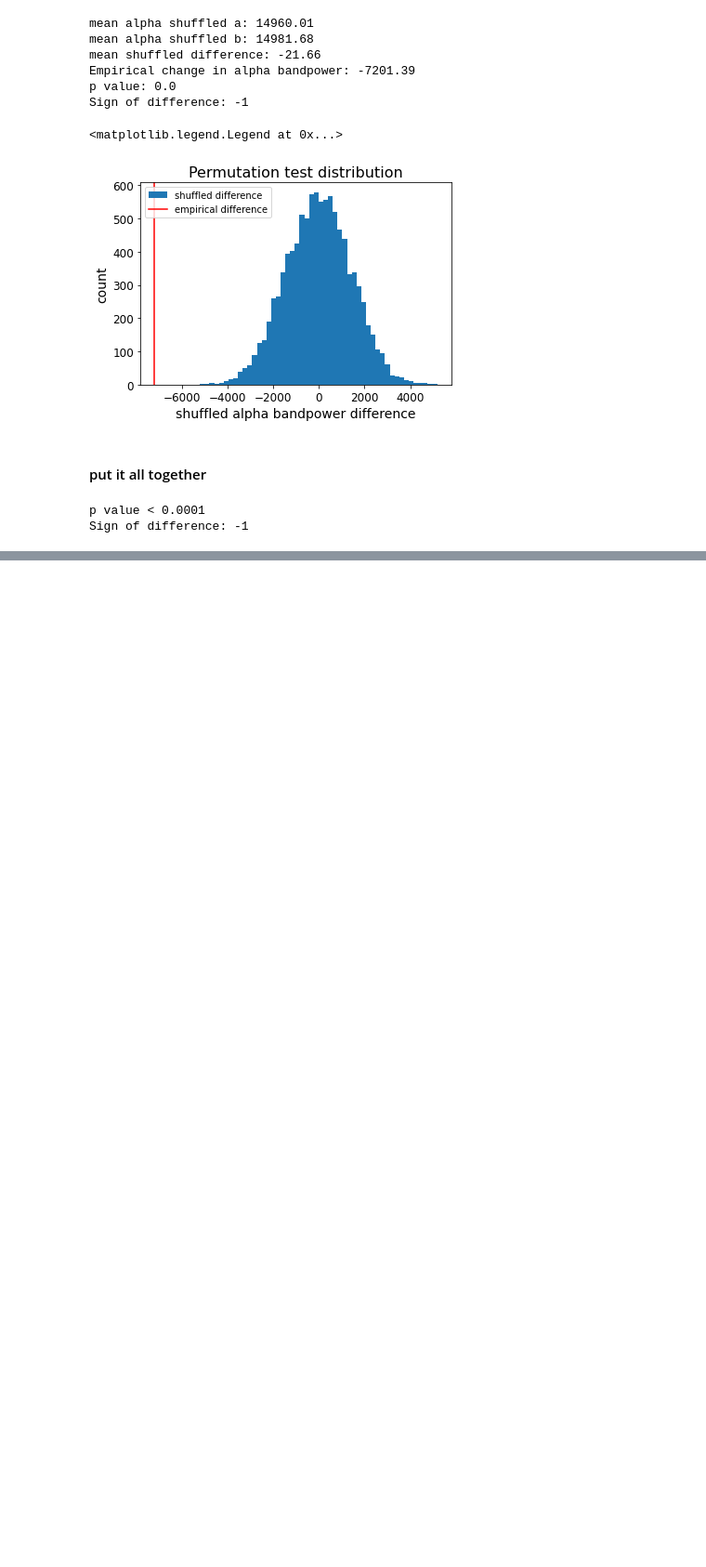
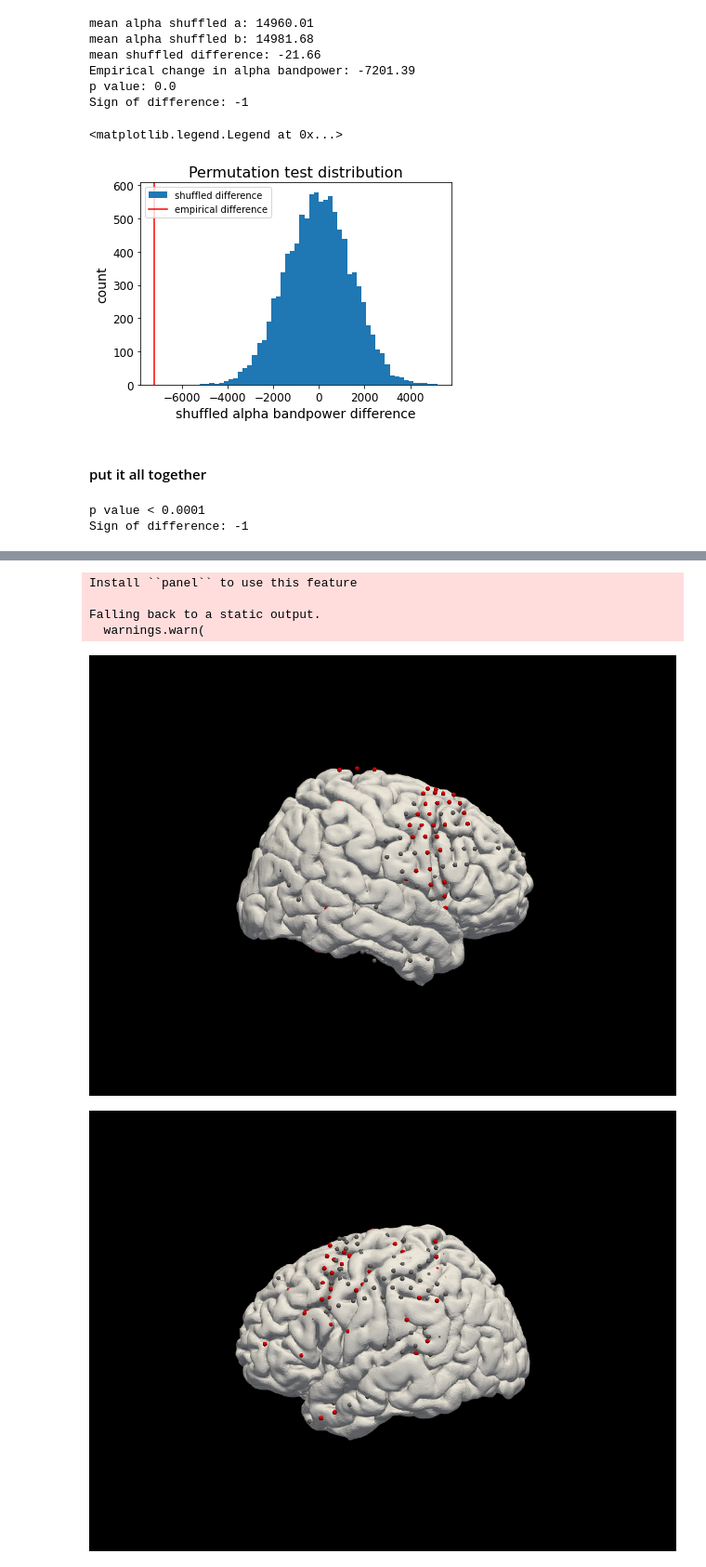
Before and after one commit to voytekresearch/oscillation_vs_exponent, a Jupyter notebook: notebooks/task_mod.ipynb, the cells around one changed output, grey strips where cells are left out. Shown at 93% size. Cells and saved outputs as stored; diff of their text form; code cells hidden in the pictures; blank space fills up the shorter version.

Commit message:
feat: add spatial plot of modulated chans

```diff
--- a/notebooks/task_mod.ipynb
+++ b/notebooks/task_mod.ipynb
@@ -370,0 +405,4 @@ Sign of difference: -1
+# %%
+# load channel info
+chan_info = pd.read_pickle(f'{PROJECT_PATH}/data/ieeg_metadata/ieeg_channel_info.pkl')
+chan_info
@@ -370,0 +423,12 @@ Sign of difference: -1
+# %%
+# add channel info to results df by merging
+
+# modfy chan df column names for merging
+df_chans = chan_info.copy()
+for ii in range(len(df_chans)):
+    df_chans.loc[ii, 'channel'] = f"chan{df_chans.loc[ii, 'chan_idx']}"
+df_chans
+
+# merge
+df = pd.merge(results, df_chans, on=['patient','channel'], how='left')
+df
@@ -370,0 +449,35 @@ Sign of difference: -1
+# %%
+# Load brain mesh data
+fname_mesh = r"C:\Users\micha\datasets\SpectraltiltvsOscillations\Scripts\additional scripts\surface_pial_both.mat"
+data_mesh = loadmat(fname_mesh)
+pos = data_mesh['mesh']['pos'][0][0]
+tri = data_mesh['mesh']['tri'][0][0] - 1 # matlab index begins at 1
+
+# define camera postions for each hemispheres
+cpos_right = [(522.8751422878058, -8.533968557192056, 2.1119098264702054),
+              (0.21547583547528149, -18.471318770726832, 15.236837161591453),
+              (0.023688404036230154, 0.07114592740239216, 0.9971845950115104)]
+cpos_left = [(-520.3531805339194, -38.83703309211285, 60.37721009778639),
+             (0.21547583547528149, -18.471318770726832, 15.236837161591453),
+             (0.08481614834082721, 0.038835387452391915, 0.9956395098940428)]
+# %%
+# plot results for an example condition
+
+# get electrode positions and p-values (for a condition)
+material = 'words'
+memory = 'hit'
+df_cond = df[(df['material']==material) &(df['memory']==memory)]
+elec_pos = df_cond[['pos_x','pos_y','pos_z']].values.astype(float)
+value = df_cond['p_val'].values.astype(float)
+
+# plot
+for cpos in [cpos_right, cpos_left]:
+    # plot_data_spatial(pos, tri, elec_pos, value, cpos=cpos)
+    plot_binary_spatial(pos, tri, elec_pos, df_cond['sig'], cpos=cpos)
+# %% [output]
+Install ``panel`` to use this feature
+
+Falling back to a static output.
+  warnings.warn(
+[figure, added]
+[figure, added]
```
Also changed, not shown: parts of 13 cells of this notebook.
